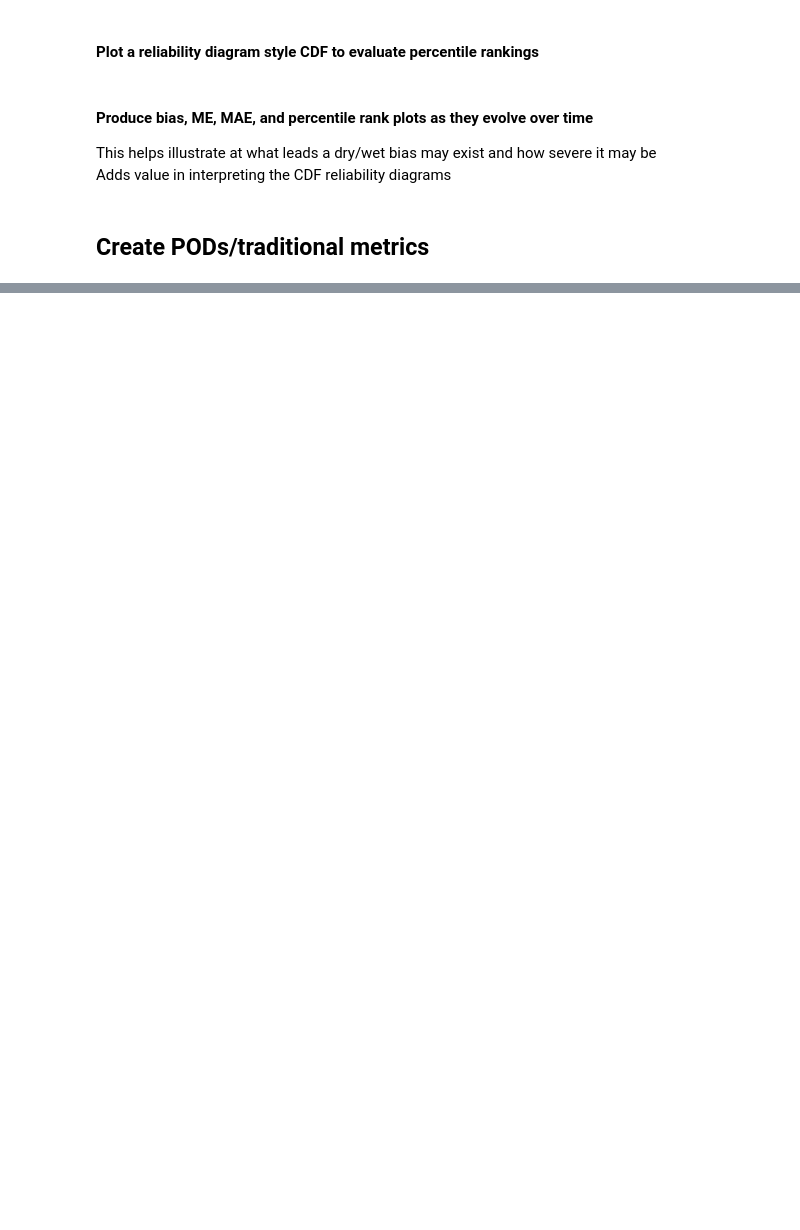
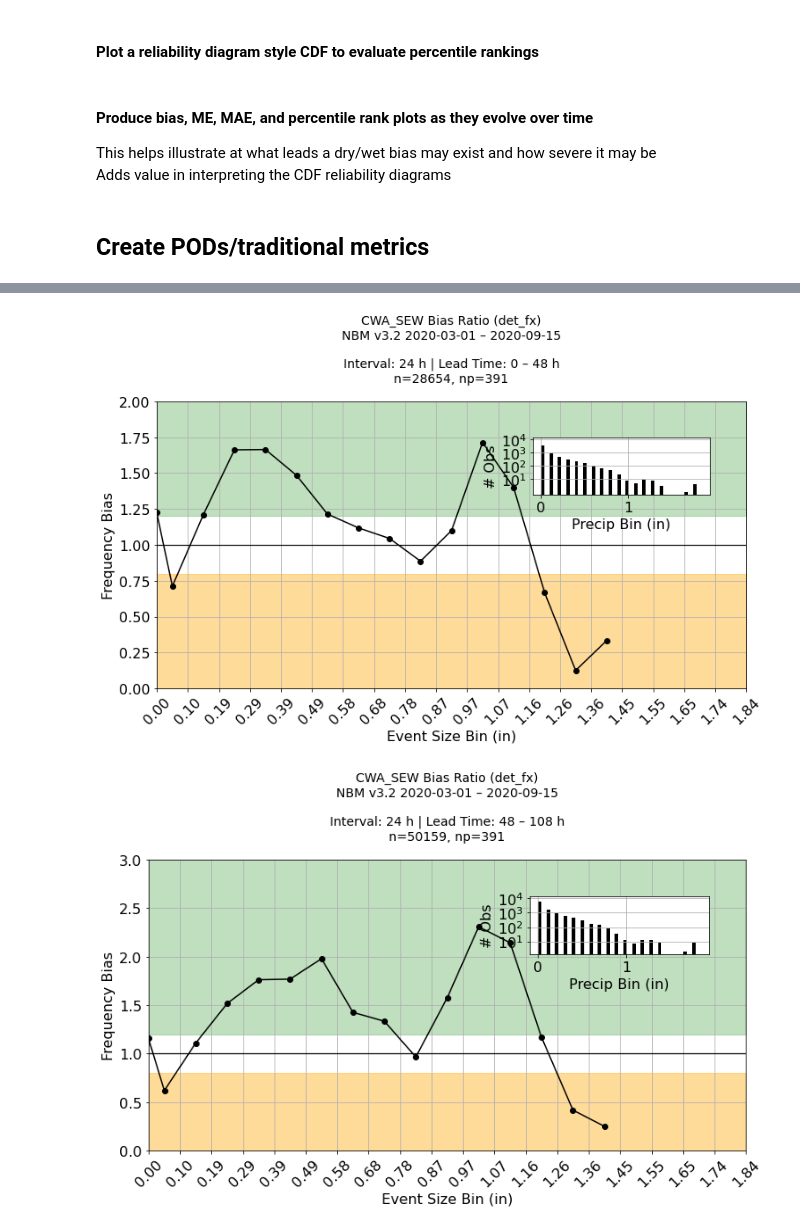
Before and after one commit to m-wessler/nbm-verify, a Jupyter notebook: notebooks/multi_station_1Dqpf.ipynb, the cells around one changed output, grey strips where cells are left out. Saved outputs shown, nothing was run; the diff lists cells and outputs as text; code cells hidden in the pictures; blank space fills up the shorter version.

```diff
--- a/notebooks/multi_station_1Dqpf.ipynb
+++ b/notebooks/multi_station_1Dqpf.ipynb
@@ -522,7 +701,7 @@ verif_on = 'det_fx'
 
 from mpl_toolkits.axes_grid1.inset_locator import inset_axes
 
-for interval in [6, 12, 24]:
+for interval in [24]:
     for short, long in zip([0, 48, 108], [48, 108, 180]):
 
         esize = 'All'
@@ -575,30 +754,33 @@ for interval in [6, 12, 24]:
 
         # ax.set_yticks(np.arange(yn, yx, .2))
 
         ax.set_xlim([0, bins[-1]])
         ax.set_ylim([yn, yx])
 
         ax.set_xlabel('Event Size Bin (in)')
         ax.set_ylabel('Frequency Bias')
 
         axi = inset_axes(ax, width="200%", height="200%",
                            bbox_to_anchor=(.8, .8, .15, .1),
                            bbox_transform=ax.transAxes, loc=1)
 
         axi.hist(select['verif_ob'][select['verif_ob'] > 0], bins=bins, color='k', width=0.04)
 
         ax.set_xlim(right=bins[-1])
         axi.set_yscale('log')
         axi.set_ylim(top=15e3)
         axi.set_yticks([1e1, 1e2, 1e3, 1e4])
 
         axi.set_xlabel('Precip Bin (in)')
         axi.set_ylabel('# Obs')
         axi.grid(True)
 
         ax.set_title(('{} Bias Ratio ({})\nNBM v3.2 {} – {}\n\n' +
               'Interval: {} h | Lead Time: {} – {} h\nn={}, np={}\n').format(
             site, verif_on, date0.strftime('%Y-%m-%d'), date1.strftime('%Y-%m-%d'),
             interval, short, long, len(select), n_precip_periods), size=14)
 
         ax.grid()
+# %% [output]
+[figure, added]
+[figure, added]
```
Also changed, not shown: parts of 18 cells of this notebook, 3 other files.
